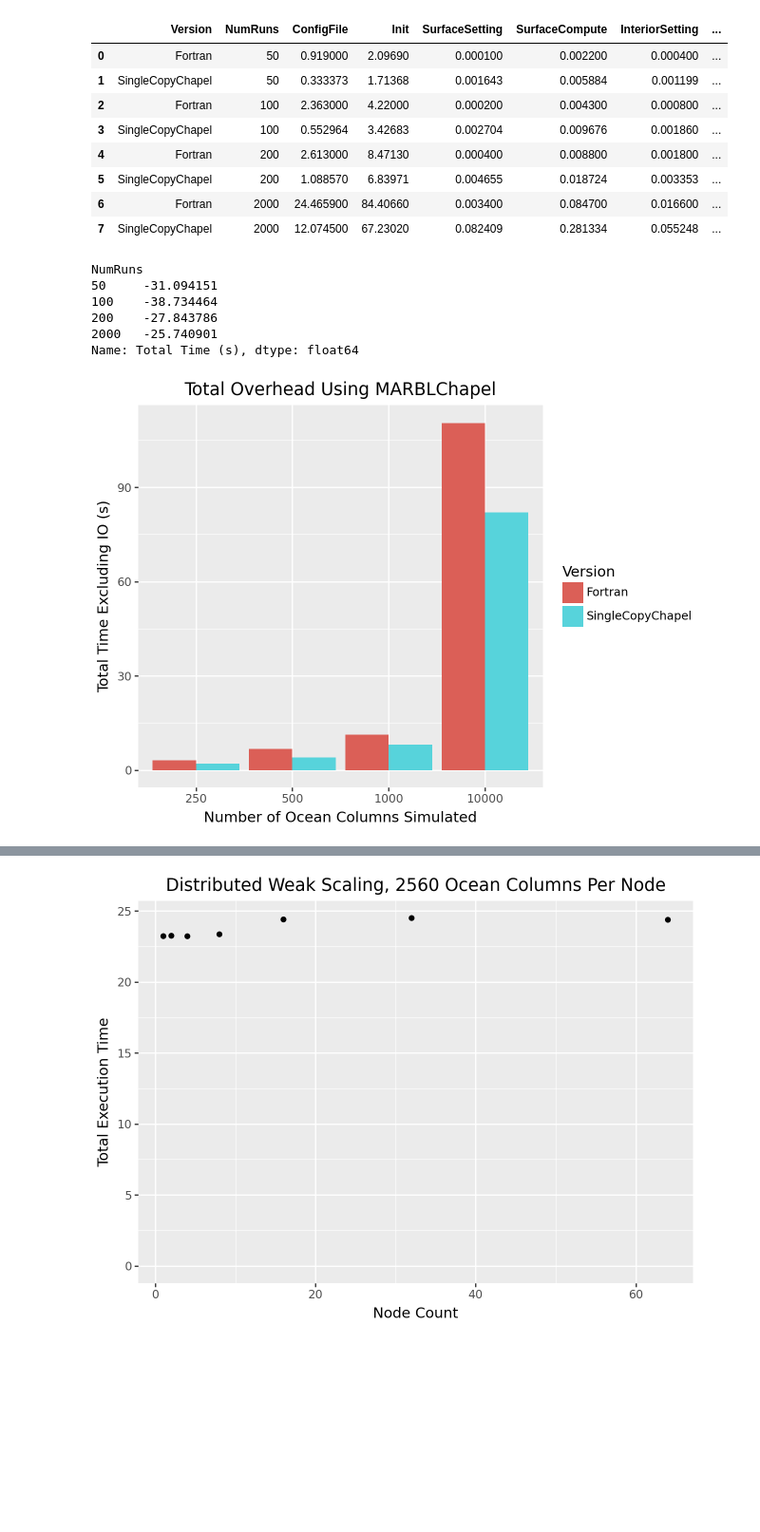
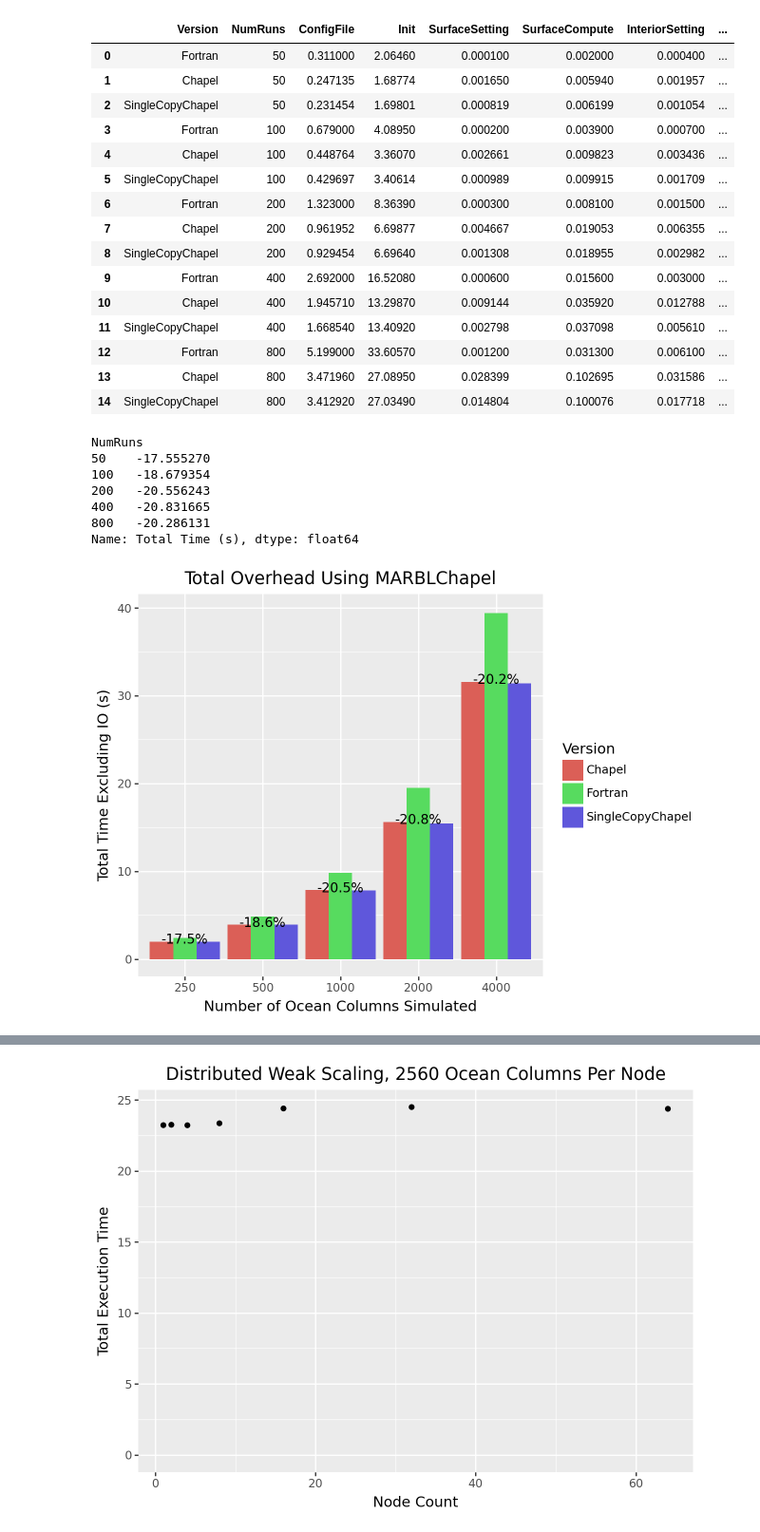
Before and after one commit to brandon-neth/MarblChapel, a Jupyter notebook: performance/analyze-and-plot.ipynb, the cells around one changed output, grey strips where cells are left out. Shown at 95% size. Saved outputs shown, nothing was run; the diff lists cells and outputs as text; code cells hidden in the pictures; blank space fills up the shorter version.

```diff
--- a/performance/analyze-and-plot.ipynb
+++ b/performance/analyze-and-plot.ipynb
@@ -1,34 +1,44 @@
 # %%
 import pandas as pd
 from plotnine import *
 
 filename = 'overhead.csv'
 data = pd.read_csv(filename)
 
 total_columns = [ 'Init','ConfigFile','SurfaceSetting','SurfaceCompute','InteriorSetting','InteriorCompute']
 setup_columns = ['Init','ConfigFile']
 stepping_columns = ['SurfaceSetting','SurfaceCompute','InteriorSetting','InteriorCompute','CopyBack']
 
 data['Total Time (s)'] = data[['Init','ConfigFile','SurfaceSetting','SurfaceCompute','InteriorSetting','InteriorCompute']].sum(axis=1)
 data['Setup Time (s)'] = data[['Init','ConfigFile']].sum(axis=1)
 data['Surface Time (s)'] = data[['SurfaceSetting','SurfaceCompute']].sum(axis=1)
 data['Interior Time (s)'] = data[['InteriorSetting','InteriorCompute']].sum(axis=1)
 data['Stepping Time (s)'] = data['Surface Time (s)'] + data['Interior Time (s)']
 
-data = data[data['Version'] != "Chapel"]
+data['Compute Time (s)'] = data[['SurfaceCompute','InteriorCompute']].sum(axis=1)
+data['Setting Time (s)'] = data[['SurfaceSetting','InteriorSetting']].sum(axis=1)
+
+#data = data[data['Version'] != "Chapel"]
 data = data.drop('IO', axis=1)
 data['OceanColumns'] = 5 * data['NumRuns']
 data
 # %% [output]
 |  | Version | NumRuns | ConfigFile | Init | SurfaceSetting | SurfaceCompute | InteriorSetting | ... |
-| 0 | Fortran | 50 | 0.919000 | 2.09690 | 0.000100 | 0.002200 | 0.000400 | ... |
-| 1 | SingleCopyChapel | 50 | 0.333373 | 1.71368 | 0.001643 | 0.005884 | 0.001199 | ... |
-| 2 | Fortran | 100 | 2.363000 | 4.22000 | 0.000200 | 0.004300 | 0.000800 | ... |
-| 3 | SingleCopyChapel | 100 | 0.552964 | 3.42683 | 0.002704 | 0.009676 | 0.001860 | ... |
-| 4 | Fortran | 200 | 2.613000 | 8.47130 | 0.000400 | 0.008800 | 0.001800 | ... |
-| 5 | SingleCopyChapel | 200 | 1.088570 | 6.83971 | 0.004655 | 0.018724 | 0.003353 | ... |
-| 6 | Fortran | 2000 | 24.465900 | 84.40660 | 0.003400 | 0.084700 | 0.016600 | ... |
-| 7 | SingleCopyChapel | 2000 | 12.074500 | 67.23020 | 0.082409 | 0.281334 | 0.055248 | ... |
+| 0 | Fortran | 50 | 0.311000 | 2.06460 | 0.000100 | 0.002000 | 0.000400 | ... |
+| 1 | Chapel | 50 | 0.247135 | 1.68774 | 0.001650 | 0.005940 | 0.001957 | ... |
+| 2 | SingleCopyChapel | 50 | 0.231454 | 1.69801 | 0.000819 | 0.006199 | 0.001054 | ... |
+| 3 | Fortran | 100 | 0.679000 | 4.08950 | 0.000200 | 0.003900 | 0.000700 | ... |
+| 4 | Chapel | 100 | 0.448764 | 3.36070 | 0.002661 | 0.009823 | 0.003436 | ... |
+| 5 | SingleCopyChapel | 100 | 0.429697 | 3.40614 | 0.000989 | 0.009915 | 0.001709 | ... |
+| 6 | Fortran | 200 | 1.323000 | 8.36390 | 0.000300 | 0.008100 | 0.001500 | ... |
+| 7 | Chapel | 200 | 0.961952 | 6.69877 | 0.004667 | 0.019053 | 0.006355 | ... |
+| 8 | SingleCopyChapel | 200 | 0.929454 | 6.69640 | 0.001308 | 0.018955 | 0.002982 | ... |
+| 9 | Fortran | 400 | 2.692000 | 16.52080 | 0.000600 | 0.015600 | 0.003000 | ... |
+| 10 | Chapel | 400 | 1.945710 | 13.29870 | 0.009144 | 0.035920 | 0.012788 | ... |
+| 11 | SingleCopyChapel | 400 | 1.668540 | 13.40920 | 0.002798 | 0.037098 | 0.005610 | ... |
+| 12 | Fortran | 800 | 5.199000 | 33.60570 | 0.001200 | 0.031300 | 0.006100 | ... |
+| 13 | Chapel | 800 | 3.471960 | 27.08950 | 0.028399 | 0.102695 | 0.031586 | ... |
+| 14 | SingleCopyChapel | 800 | 3.412920 | 27.03490 | 0.014804 | 0.100076 | 0.017718 | ... |
 # %%
 chapel = data[data['Version'] == 'Chapel'].set_index('NumRuns')
 memcpy = data[data['Version'] == 'SingleCopyChapel'].set_index('NumRuns')
@@ -38,10 +48,11 @@ overheads = ((memcpy['Total Time (s)'] - fortran['Total Time (s)']) / fortran['T
 overheads
 # %% [output]
 NumRuns
-50     -31.094151
-100    -38.734464
-200    -27.843786
-2000   -25.740901
+50    -17.555270
+100   -18.679354
+200   -20.556243
+400   -20.831665
+800   -20.286131
 Name: Total Time (s), dtype: float64
 # %%
 # Overall performance comparison
@@ -57,7 +68,7 @@ p = ggplot(merged, aes(x='factor(OceanColumns)', y='Total Time (s)', fill='Versi
 p = p + labs (x='Number of Ocean Columns Simulated', y='Total Time Excluding IO (s)',title='Total Overhead Using MARBLChapel')
 p
 # %% [output]
-[figure, old version]
+[figure, new version]
 # %%
 # split by phase type
 melted = pd.melt(
```
Also changed, not shown: parts of 5 cells of this notebook, 7 other files.
